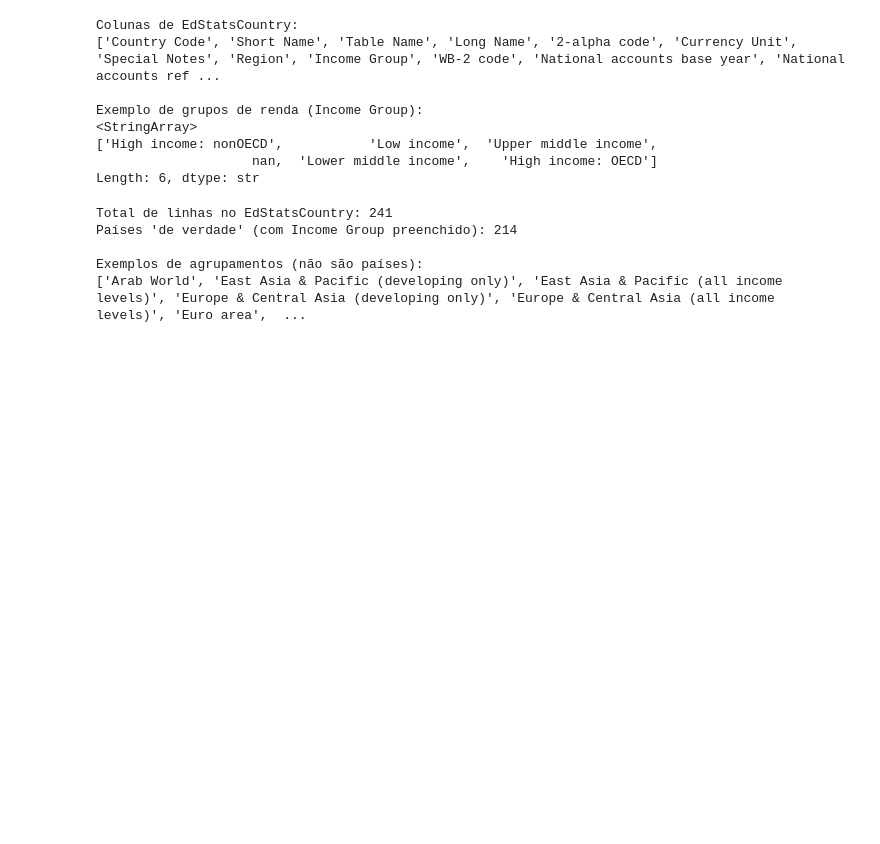
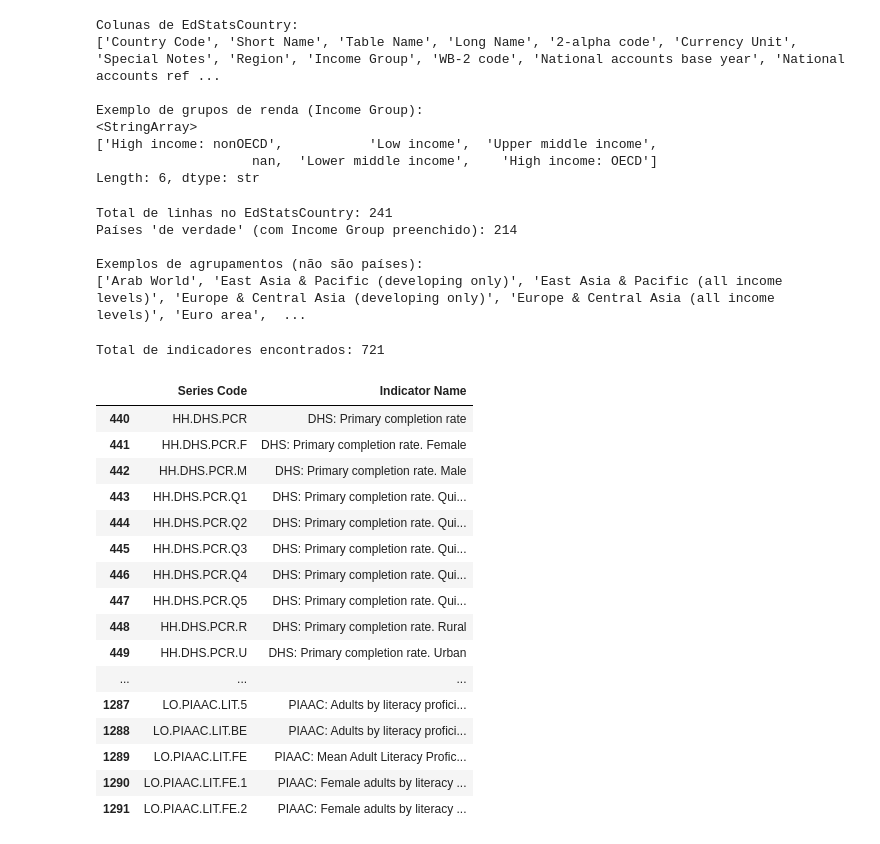
Before and after one commit to jessic-amendes/acelera-ai-educacao, a Jupyter notebook: notebooks/01_exploracao_inicial.ipynb, the cells around one changed output. Saved outputs shown, nothing was run; the diff lists cells and outputs as text; code cells hidden in the pictures; blank space fills up the shorter version.

```diff
--- a/notebooks/01_exploracao_inicial.ipynb
+++ b/notebooks/01_exploracao_inicial.ipynb
@@ -70,3 +70,32 @@ Países 'de verdade' (com Income Group preenchido): 214
 
 Exemplos de agrupamentos (não são países):
 ['Arab World', 'East Asia & Pacific (developing only)', 'East Asia & Pacific (all income levels)', 'Europe & Central Asia (developing only)', 'Europe & Central Asia (all income levels)', 'Euro area',  ...
+# %%
+# procurando indicadores interessantes pelo nome
+termos_interesse = "literacy|expenditure|enrol|teacher|PISA|primary completion"
+
+indicadores_candidatos = df_series[
+    df_series["Indicator Name"].str.contains(termos_interesse, case=False, na=False)
+]
+
+print("Total de indicadores encontrados:", indicadores_candidatos.shape[0])
+indicadores_candidatos[["Series Code", "Indicator Name"]].head(30)
+# %% [output]
+Total de indicadores encontrados: 721
+|  | Series Code | Indicator Name |
+| 440 | HH.DHS.PCR | DHS: Primary completion rate |
+| 441 | HH.DHS.PCR.F | DHS: Primary completion rate. Female |
+| 442 | HH.DHS.PCR.M | DHS: Primary completion rate. Male |
+| 443 | HH.DHS.PCR.Q1 | DHS: Primary completion rate. Qui... |
+| 444 | HH.DHS.PCR.Q2 | DHS: Primary completion rate. Qui... |
+| 445 | HH.DHS.PCR.Q3 | DHS: Primary completion rate. Qui... |
+| 446 | HH.DHS.PCR.Q4 | DHS: Primary completion rate. Qui... |
+| 447 | HH.DHS.PCR.Q5 | DHS: Primary completion rate. Qui... |
+| 448 | HH.DHS.PCR.R | DHS: Primary completion rate. Rural |
+| 449 | HH.DHS.PCR.U | DHS: Primary completion rate. Urban |
+| ... | ... | ... |
+| 1287 | LO.PIAAC.LIT.5 | PIAAC: Adults by literacy profici... |
+| 1288 | LO.PIAAC.LIT.BE | PIAAC: Adults by literacy profici... |
+| 1289 | LO.PIAAC.LIT.FE | PIAAC: Mean Adult Literacy Profic... |
+| 1290 | LO.PIAAC.LIT.FE.1 | PIAAC: Female adults by literacy ... |
+| 1291 | LO.PIAAC.LIT.FE.2 | PIAAC: Female adults by literacy ... |
```
Also changed, not shown: parts of 9 cells of this notebook, 1 other file.
